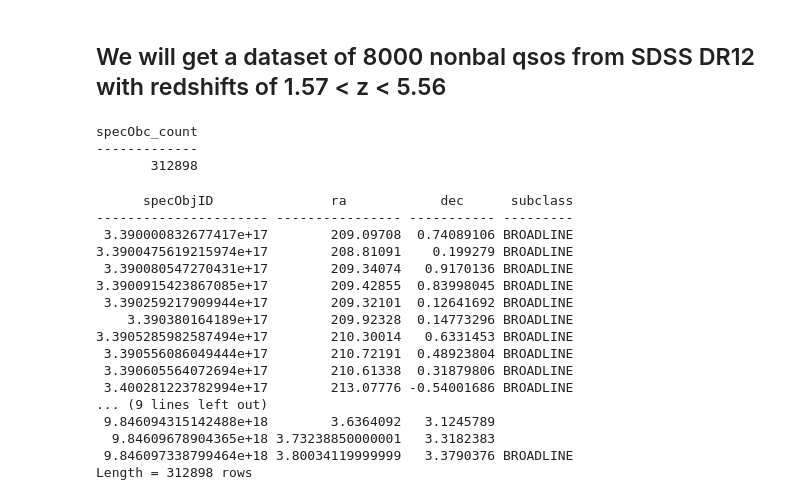
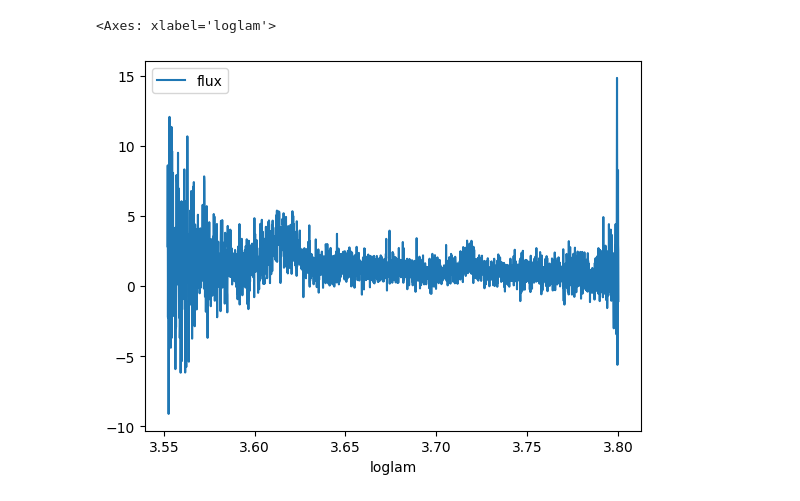
Before and after one commit to dangause/qso-cv, a Jupyter notebook: notebooks/get_sdss_qso_spectra.ipynb, the cells around one changed output. Drawn from its saved outputs; the diff is of its cells as text; code cells hidden in the pictures.

```diff
--- a/notebooks/get_sdss_qso_spectra.ipynb
+++ b/notebooks/get_sdss_qso_spectra.ipynb
@@ -30,0 +29,3 @@ ModuleNotFoundError: No module named 'qsofunc'
+# %%
+nonbal_qso_samp_path = '../data/nonbal_qso_samp.csv'
+nonbal_qso_samp_df = pd.read_csv(nonbal_qso_samp_path, index_col=0)
@@ -30,0 +37,4 @@ ModuleNotFoundError: No module named 'qsofunc'
+# %%
+hdul = SDSS.get_spectra(plate = nonbal_qso_samp_df.iloc[[0]].PLATE,
+                mjd = nonbal_qso_samp_df.iloc[[0]].MJD,
+                fiberID = nonbal_qso_samp_df.iloc[[0]].FIBERID)[0]
@@ -30,0 +94,8 @@ ModuleNotFoundError: No module named 'qsofunc'
+# %%
+from astropy.table import Table
+spectra_df = Table(hdul[4].data).to_pandas()
+# %%
+spectra_df.plot('loglam', 'flux')
+# %% [output]
+<Axes: xlabel='loglam'>
+[figure, added]
@@ -31,41 +130,3 @@ ModuleNotFoundError: No module named 'qsofunc'
 # %%
 obj_plate, obj_mjd, obj_fiber = 5808, 56325, 560             # input the objID
 op_filename = 'op-%04d'%obj_plate+'-%5d'%obj_mjd+'-%04d'%obj_fiber
-# %% [markdown]
-## We will get a dataset of 8000 nonbal qsos from SDSS DR12 with redshifts of 1.57 < z < 5.56
-# %%
-query = """
-SELECT COUNT(*) as specObc_count FROM specObj
-where class='qso' and zWarning = 0 and z>1.57 and z<5.56
-"""
-res = SDSS.query_sql(query)
-print(res)
-# %% [output]
-specObc_count
--------------
-       312898
-# %%
-query = """
-SELECT specObjID, ra, dec, subclass FROM specObj
-where class='qso' and zWarning = 0 and z>1.57 and z<5.56
-"""
-res = SDSS.query_sql(query)
-print(res)
-# %% [output]
-      specObjID               ra            dec      subclass
----------------------- ---------------- ----------- ---------
- 3.390000832677417e+17        209.09708  0.74089106 BROADLINE
-3.3900475619215974e+17        208.81091    0.199279 BROADLINE
- 3.390080547270431e+17        209.34074   0.9170136 BROADLINE
-3.3900915423867085e+17        209.42855  0.83998045 BROADLINE
- 3.390259217909944e+17        209.32101  0.12641692 BROADLINE
-    3.390380164189e+17        209.92328  0.14773296 BROADLINE
-3.3905285982587494e+17        210.30014   0.6331453 BROADLINE
- 3.390556086049444e+17        210.72191  0.48923804 BROADLINE
- 3.390605564072694e+17        210.61338  0.31879806 BROADLINE
- 3.400281223782994e+17        213.07776 -0.54001686 BROADLINE
-... (9 lines left out)
- 9.846094315142488e+18        3.6364092   3.1245789
-  9.84609678904365e+18 3.73238850000001   3.3182383
- 9.846097338799464e+18 3.80034119999999   3.3790376 BROADLINE
-Length = 312898 rows
```
Also changed, not shown: parts of 34 cells of this notebook, 10 other files.
